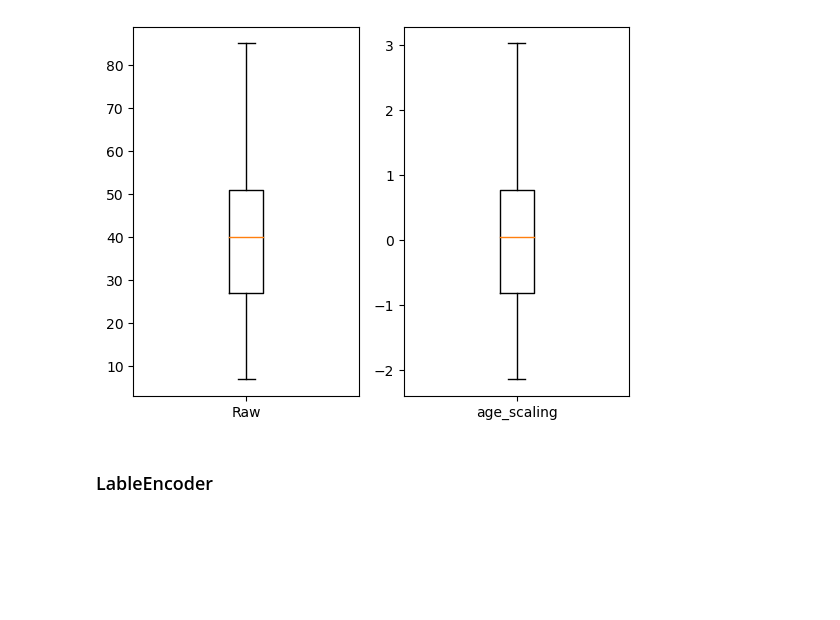
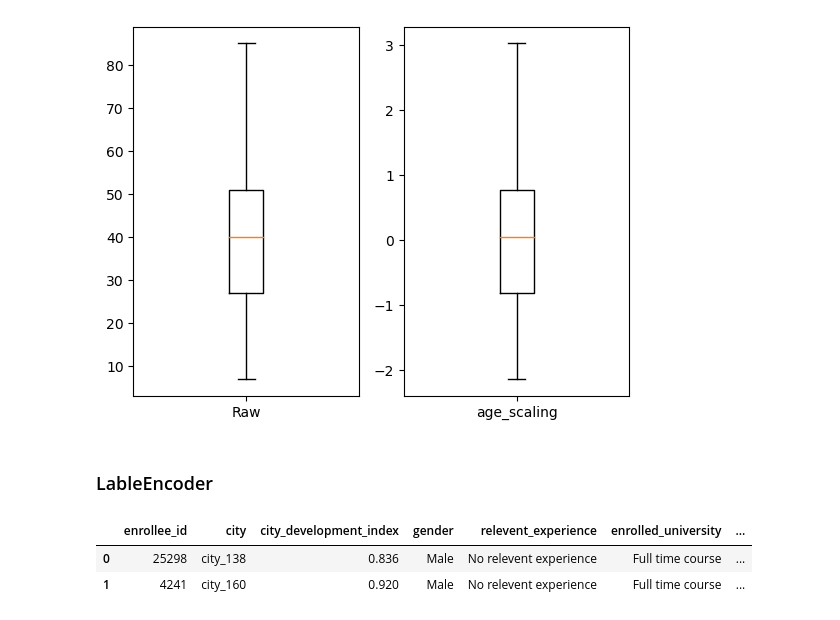
Before and after one commit to applesatang/my, a Jupyter notebook: pandas/sklearn.ipynb, the cells around one changed output. Drawn from its saved outputs; the diff is of its cells as text; code cells hidden in the pictures; blank space fills up the shorter version.

```diff
--- a/pandas/sklearn.ipynb
+++ b/pandas/sklearn.ipynb
@@ -166,3 +164,14 @@ plt.show()
 [figure]
 # %% [markdown]
 ### LableEncoder ###
+# %%
+import pandas as pd
+#데이터 로드
+
+train = pd.read_csv('https://raw.githubusercontent.com/Datamanim/datarepo/main/HRdata/X_train.csv')
+test = pd.read_csv('https://raw.githubusercontent.com/Datamanim/datarepo/main/HRdata/X_test.csv')
+display(train.head(2))
+# %% [output]
+|  | enrollee_id | city | city_development_index | gender | relevent_experience | enrolled_university | ... |
+| 0 | 25298 | city_138 | 0.836 | Male | No relevent experience | Full time course | ... |
+| 1 | 4241 | city_160 | 0.920 | Male | No relevent experience | Full time course | ... |
```
Also changed, not shown: parts of 8 cells of this notebook, 1 other file.
